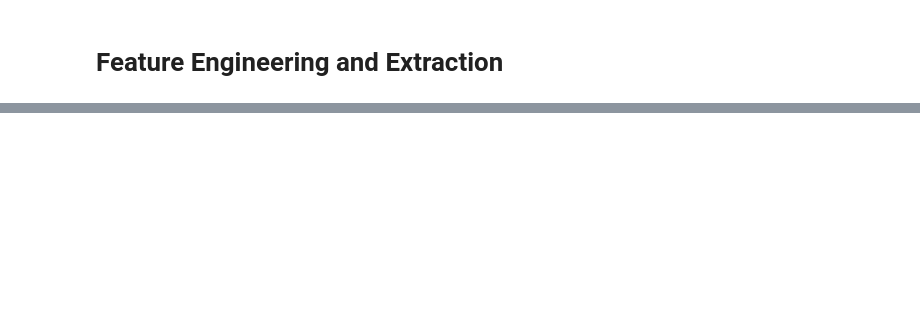
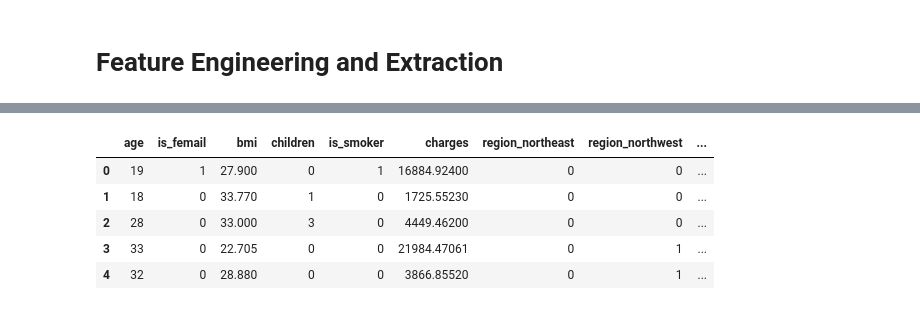
Before and after one commit to ZulkaifAhmad/Mechine-Learning-Practice, a Jupyter notebook: _00_Basics/eda_insurance.ipynb, the cells around one changed output, grey strips where cells are left out. Cells and saved outputs as stored; diff of their text form; code cells hidden in the pictures; blank space fills up the shorter version.

```diff
--- a/_00_Basics/eda_insurance.ipynb
+++ b/_00_Basics/eda_insurance.ipynb
@@ -207,0 +245,7 @@ df.head()
+# %%
+df["clean_bmi"] = pd.cut(
+    df['bmi'],
+    bins=[ 0,18.5,24,30,float("inf") ] ,
+    labels=["underweight" , "normal" , "overweight", "obese"]
+)
+df.head()
@@ -207,0 +259,2 @@ df.head()
+# %%
+df = pd.get_dummies(df , columns=["clean_bmi"] , dtype=bool)
@@ -207,0 +270,22 @@ df.head()
+# %%
+convert = {
+    "region_northeast": int ,
+    "region_northwest" : int ,
+    "region_southeast" : int ,
+    "region_southwest" : int ,
+    "clean_bmi_underweight" : int ,
+    "clean_bmi_normal" : int ,
+    "clean_bmi_overweight" : int ,
+    "clean_bmi_obese" : int ,
+}
+
+df = df.astype(convert)
+# %%
+df.head()
+# %% [output]
+|  | age | is_femail | bmi | children | is_smoker | charges | region_northeast | region_northwest | ... |
+| 0 | 19 | 1 | 27.900 | 0 | 1 | 16884.92400 | 0 | 0 | ... |
+| 1 | 18 | 0 | 33.770 | 1 | 0 | 1725.55230 | 0 | 0 | ... |
+| 2 | 28 | 0 | 33.000 | 3 | 0 | 4449.46200 | 0 | 0 | ... |
+| 3 | 33 | 0 | 22.705 | 0 | 0 | 21984.47061 | 0 | 1 | ... |
+| 4 | 32 | 0 | 28.880 | 0 | 0 | 3866.85520 | 0 | 1 | ... |
```
Also changed, not shown: parts of 23 cells of this notebook, 1 other file.
